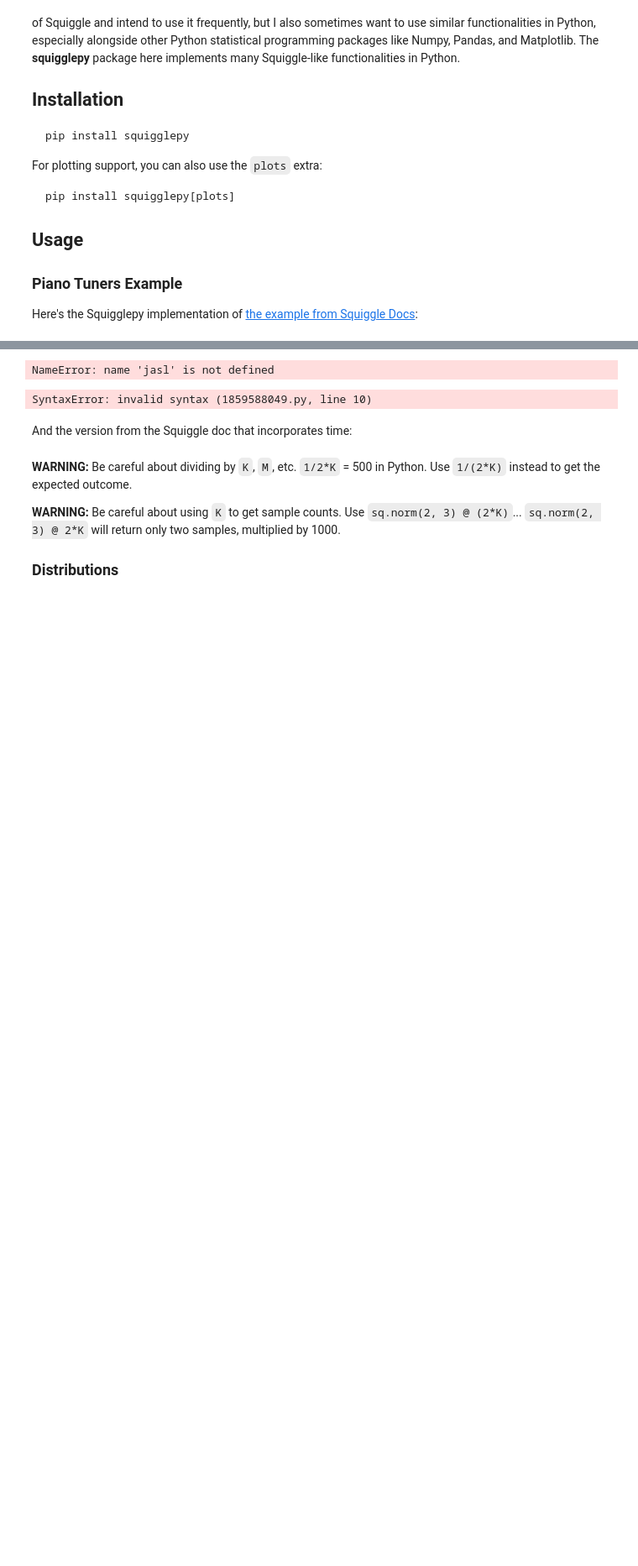
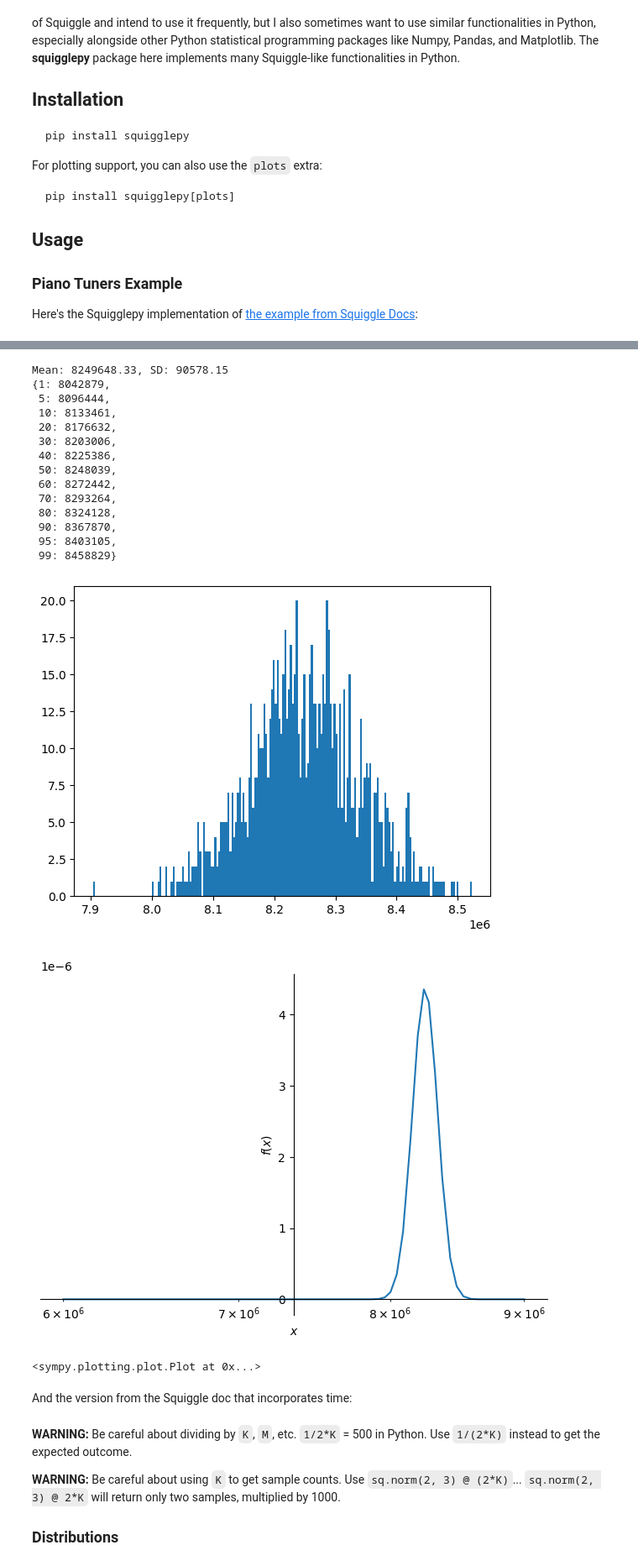
Before and after one commit to edoarad/evaluation_playground, a Jupyter notebook: uncertainty_visualization/squigglepy_to_sympy.ipynb, the cells around one changed output, grey strips where cells are left out. Shown at 84% size. Cells and saved outputs as stored; diff of their text form; code cells hidden in the pictures; blank space fills up the shorter version.

```diff
--- a/uncertainty_visualization/squigglepy_to_sympy.ipynb
+++ b/uncertainty_visualization/squigglepy_to_sympy.ipynb
@@ -66,8 +66 @@ Mean: 6.78, SD: 8.51
 AttributeError: 'ComplexDistribution' object has no attribute 'plot'
-# %%
-def d(f)
-
-def f(x):
-    pass
-# %% [output]
-NameError: name 'jasl' is not defined
@@ -98,33 +80,50 @@ def ci_to_lognormal(a, b, ci = 0.9):
 # %%
 import numpy as np
 import matplotlib.pyplot as plt
 from pprint import pprint
 
-
-
-a = LogNormal('x', 0, 1)
-pop_of_ny_2022 = sq.to(8.1*M, 8.4*M)  # This means that you're 90% confident the value is between 8.1 and 8.4 Million.
-pct_of_pop_w_pianos = sq.to(0.2, 1) * 0.01  # We assume there are almost no people with multiple pianos
-pianos_per_piano_tuner = sq.to(2*K, 50*K)
+pop_of_ny_2022 = ci.log_normal(0.9, [8.1*M, 8.4*M]) # This means that you're 90% confident the value is between 8.1 and 8.4 Million.
+pct_of_pop_w_pianos = ci.log_normal(0.9, [0.2, 1], name="pct_of_pop_w_pianos")  * 0.01 # We assume there are almost no people with multiple pianos
+pianos_per_piano_tuner = ci.log_normal(0.9, [2*K, 50*K])
 piano_tuners_per_piano = 1 / pianos_per_piano_tuner
 total_tuners_in_2022 = pop_of_ny_2022 * pct_of_pop_w_pianos * piano_tuners_per_piano
-samples = total_tuners_in_2022 @ 1000  # Note: `@ 1000` is shorthand to get 1000 samples
 
+samples = stats.sample(pop_of_ny_2022, size=1000)
 # Get mean and SD
 print('Mean: {}, SD: {}'.format(round(np.mean(samples), 2),
                                 round(np.std(samples), 2)))
 
 # Get percentiles
+# TODO: this function is easily re-implemented. We could also
+import squigglepy as sq
 pprint(sq.get_percentiles(samples, digits=0))
 
 # Histogram
 plt.hist(samples, bins=200)
 plt.show()
 
-# Shorter histogram
-total_tuners_in_2022.plot()
+# plotting the distribution directly [TODO: this is ugly]
+x = nsp.symbol("x")
+g = stats.density(pop_of_ny_2022)(x)
+syp.plot(g, (x, 6e6, 9e6), xscale='log')
 # %% [output]
-SyntaxError: invalid syntax (1859588049.py, line 10)
+Mean: 8249648.33, SD: 90578.15
+{1: 8042879,
+ 5: 8096444,
+ 10: 8133461,
+ 20: 8176632,
+ 30: 8203006,
+ 40: 8225386,
+ 50: 8248039,
+ 60: 8272442,
+ 70: 8293264,
+ 80: 8324128,
+ 90: 8367870,
+ 95: 8403105,
+ 99: 8458829}
+[figure, added]
+[figure, added]
+<sympy.plotting.plot.Plot at 0x...>
 # %% [markdown]
 And the version from the Squiggle doc that incorporates time:
 # %%
```
Also changed, not shown: parts of 7 cells of this notebook.
